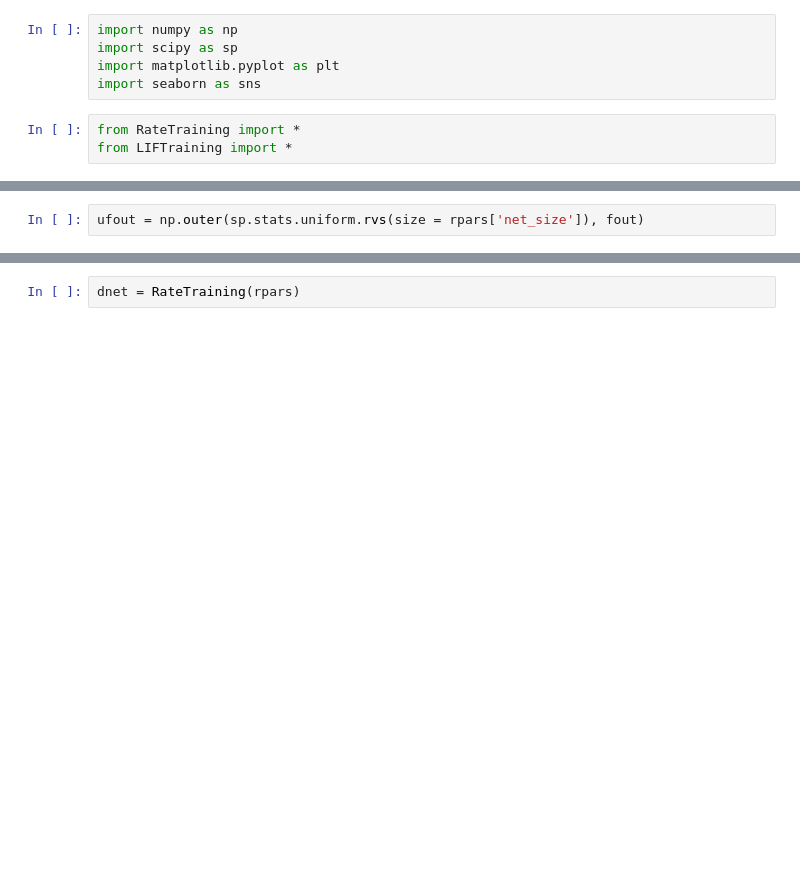
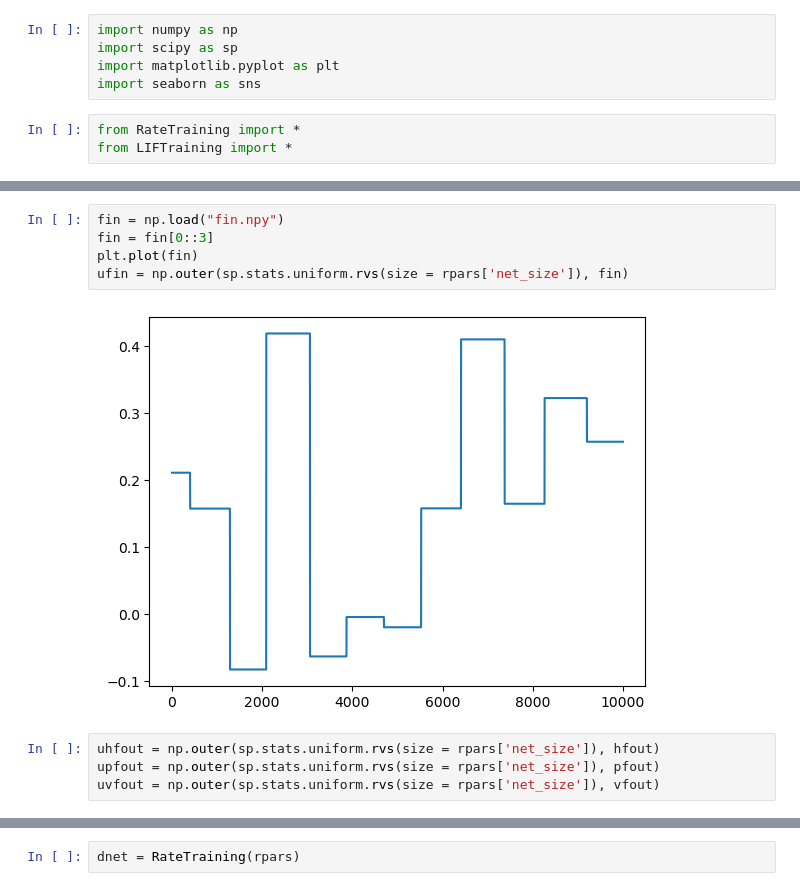
Before and after one commit to Sam-q-3736/srnn_rls, a Jupyter notebook: depasquale.ipynb, the cells around one changed output, grey strips where cells are left out. Saved outputs shown, nothing was run; the diff lists cells and outputs as text; blank space fills up the shorter version.

```diff
--- a/depasquale.ipynb
+++ b/depasquale.ipynb
@@ -21,3 +27,12 @@ rpars['runtime'] = 10000
 rpars['stim_off'] = 50
+# %%
+fin = np.load("fin.npy")
+fin = fin[0::3]
+plt.plot(fin)
+ufin = np.outer(sp.stats.uniform.rvs(size = rpars['net_size']), fin)
+# %% [output]
+[figure, added]
 # %%
-ufout = np.outer(sp.stats.uniform.rvs(size = rpars['net_size']), fout)
+uhfout = np.outer(sp.stats.uniform.rvs(size = rpars['net_size']), hfout)
+upfout = np.outer(sp.stats.uniform.rvs(size = rpars['net_size']), pfout)
+uvfout = np.outer(sp.stats.uniform.rvs(size = rpars['net_size']), vfout)
```
Also changed, not shown: parts of 15 cells of this notebook, 2 other files.
